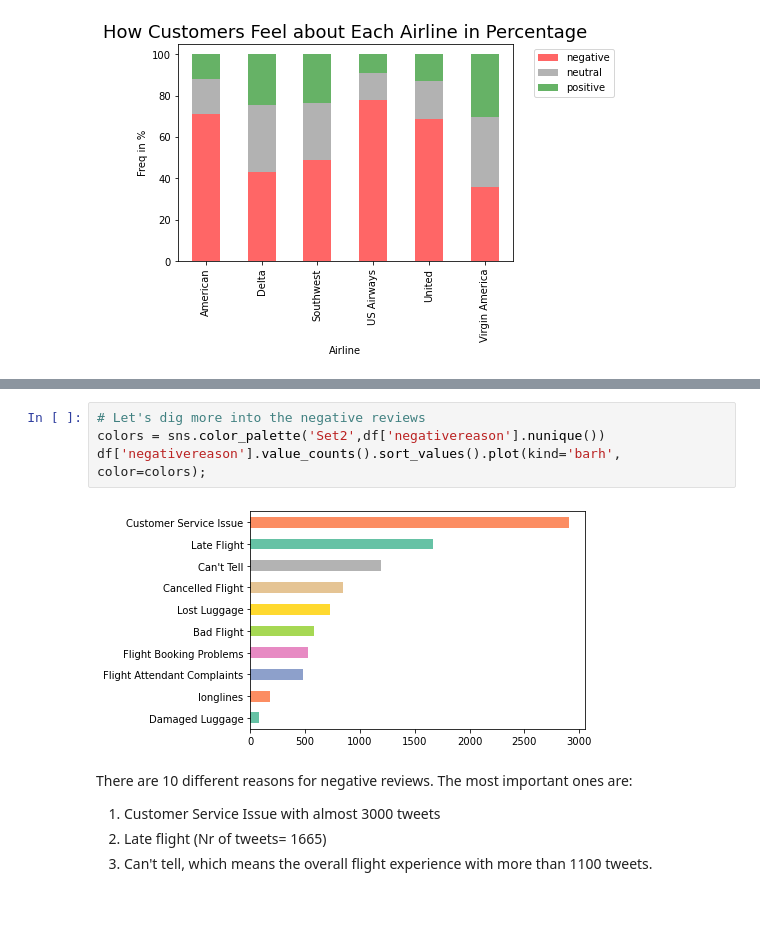
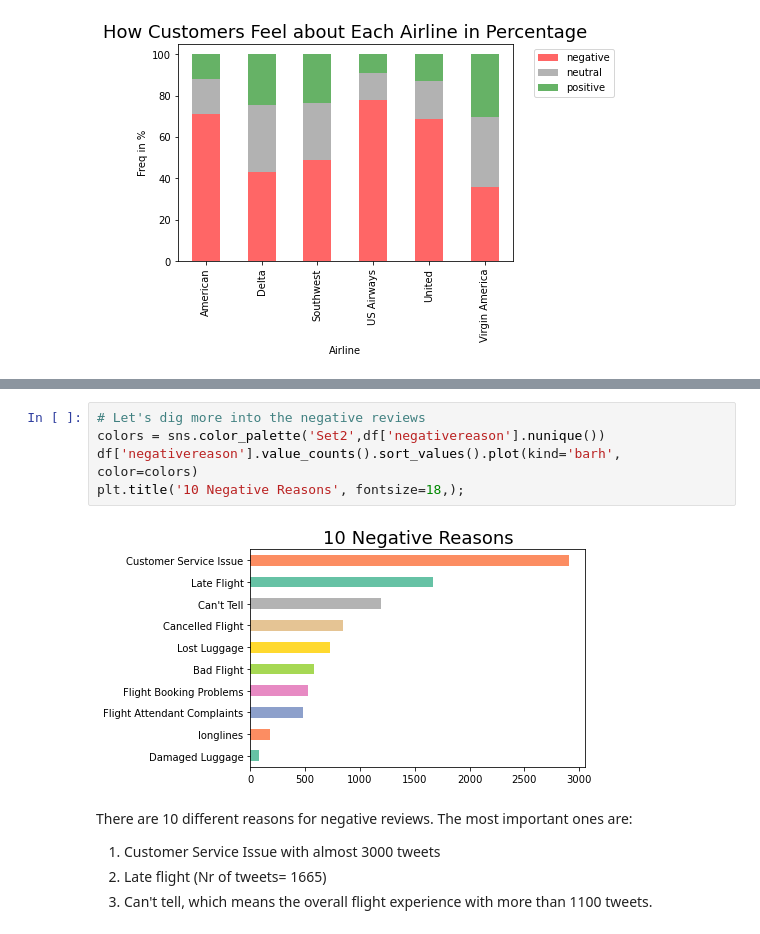
Before and after one commit to skacem/Business-Analytics, a Jupyter notebook: Sentiment_Analysis/USAirline.ipynb, the cells around one changed output, grey strips where cells are left out. Saved outputs shown, nothing was run; the diff lists cells and outputs as text; blank space fills up the shorter version.

```diff
--- a/Sentiment_Analysis/USAirline.ipynb
+++ b/Sentiment_Analysis/USAirline.ipynb
@@ -132,9 +133,10 @@ From the above figure we can already see that Virgin America has the best custom
 # %%
 # Let's dig more into the negative reviews
 colors = sns.color_palette('Set2',df['negativereason'].nunique())
-df['negativereason'].value_counts().sort_values().plot(kind='barh', color=colors);
+df['negativereason'].value_counts().sort_values().plot(kind='barh', color=colors)
+plt.title('10 Negative Reasons', fontsize=18,);
 # %% [output]
-[figure, old version]
+[figure, new version]
 # %% [markdown]
 There are 10 different reasons for negative reviews. The most important ones are:
 
```
Also changed, not shown: parts of 21 cells of this notebook.
